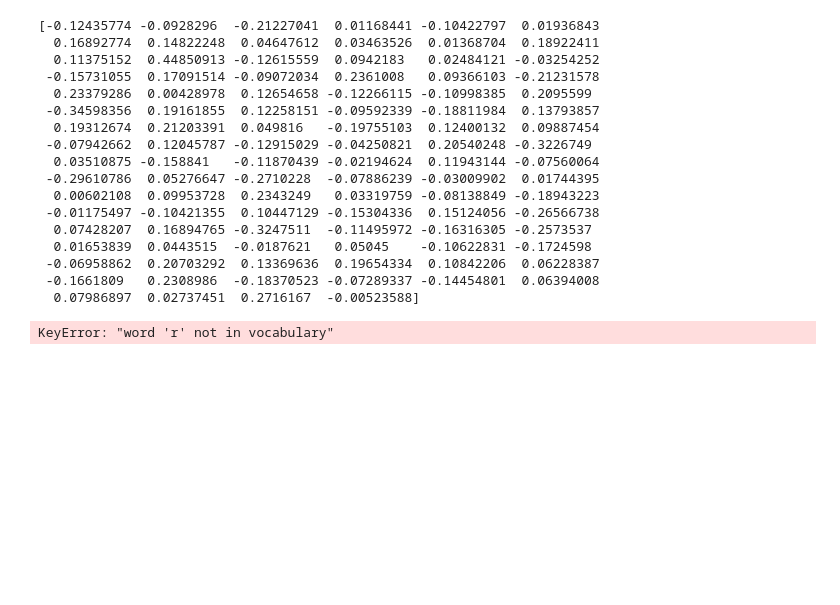
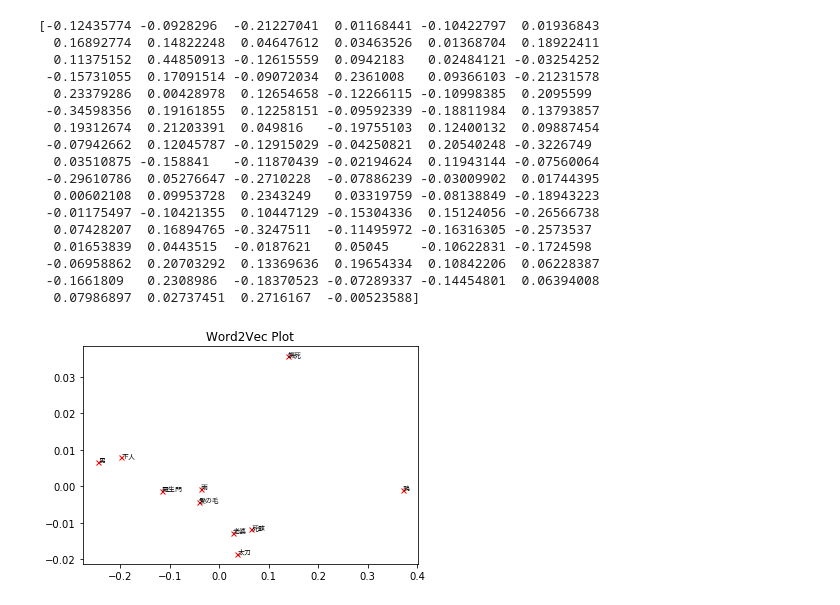
Before and after one commit to akihiros/ngrams, a Jupyter notebook: word2vec.ipynb, the cells around one changed output. Cells and saved outputs as stored; diff of their text form; code cells hidden in the pictures; blank space fills up the shorter version.

```diff
--- a/word2vec.ipynb
+++ b/word2vec.ipynb
@@ -99,34 +99,33 @@ def append_words(view_words):
 
 
 font_path = 'data/TakaoPGothic.ttf'  # 日本語フォント
 font_prop = FontProperties(fname=font_path)
 
 # 手動で描画したい単語をリストに入れること
-view_words = ['羅生門', '下人', '男', '鴉', '雨', '死骸', '老婆', '太刀', '髪の毛', '饑死', '作者', '石段', '京都']
+view_words = ['羅生門', '下人', '男', '鴉', '雨', '死骸', '老婆', '太刀', '髪の毛', '饑死']
 
 # TODO:単語をランキングにして自動化
 # word_list_onevec = list(itertools.chain.from_iterable(word_list))
 # view_words = Counter(word_list_onevec)
 
 words = []
 words = append_words(view_words)
 
 data = []
 for i in range(len(words)):
-    for j in range(len(words[i][0])):
-        data.append(model[words[i][j]])
+    data.append(model[words[i][0]])
 
 pca = PCA(n_components=2)
 pca.fit(data)
 data_pca = pca.transform(data)
 
 # plot
 for i in range(len(data_pca)):
     plt.plot(data_pca[i][0], data_pca[i][1], ms=5.0, zorder=2, marker="x", color=words[i][1])  # points
     plt.annotate(words[i][0], (data_pca[i][0], data_pca[i][1]), size=7, fontproperties=font_prop)  # texts
 
 plt.title('Word2Vec Plot')
 plt.savefig('data/word2vec_plot.png')
 plt.show()
 # %% [output]
-KeyError: "word 'r' not in vocabulary"
+[figure, added]
```
